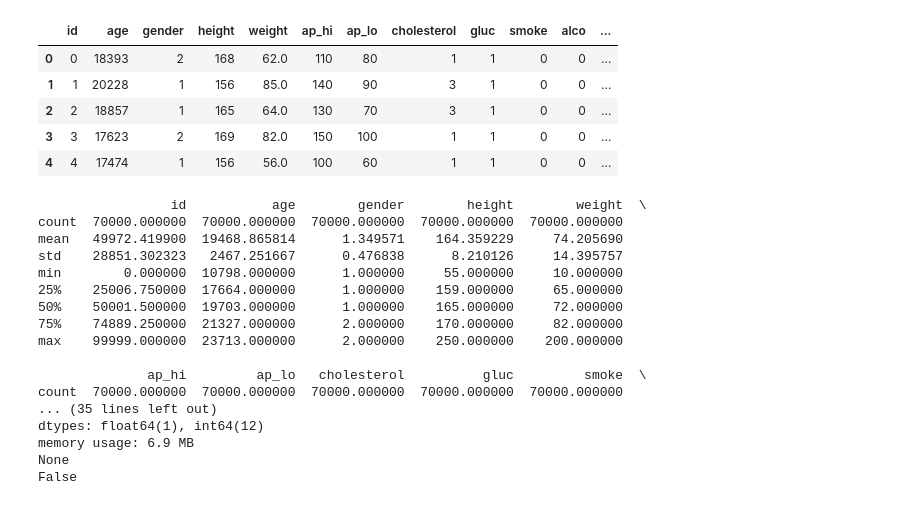
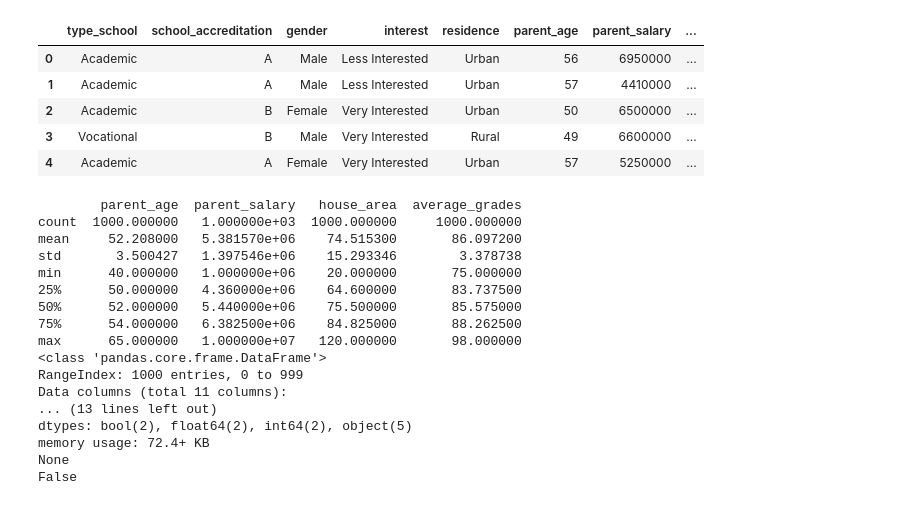
Before and after one commit to GondaK/ProjektUczenieMaszynowe, a Jupyter notebook: projekt.ipynb, the cells around one changed output. Drawn from its saved outputs; the diff is of its cells as text; code cells hidden in the pictures.

```diff
--- a/projekt.ipynb
+++ b/projekt.ipynb
@@ -1,44 +10,37 @@
 # %%
-# import wykorzystywanych bibliotek
-from sklearn.model_selection import train_test_split
-from sklearn import model_selection, preprocessing, linear_model, naive_bayes, metrics, svm, ensemble
-import numpy as np
-import pandas as pd
-import seaborn as sns
-import matplotlib.pyplot as plt
-
 #importowanie csv do ramki danych
 #passengers = pd.read_csv('train_and_test2.csv')
 #passengers.head()
-data = pd.read_csv('cardio_train_comma.csv')
+#data = pd.read_csv('cardio_train_comma.csv')
+data = pd.read_csv('college.csv')
 data.head()
 # %% [output]
-|  | id | age | gender | height | weight | ap_hi | ap_lo | cholesterol | gluc | smoke | alco | ... |
-| 0 | 0 | 18393 | 2 | 168 | 62.0 | 110 | 80 | 1 | 1 | 0 | 0 | ... |
-| 1 | 1 | 20228 | 1 | 156 | 85.0 | 140 | 90 | 3 | 1 | 0 | 0 | ... |
-| 2 | 2 | 18857 | 1 | 165 | 64.0 | 130 | 70 | 3 | 1 | 0 | 0 | ... |
-| 3 | 3 | 17623 | 2 | 169 | 82.0 | 150 | 100 | 1 | 1 | 0 | 0 | ... |
-| 4 | 4 | 17474 | 1 | 156 | 56.0 | 100 | 60 | 1 | 1 | 0 | 0 | ... |
+|  | type_school | school_accreditation | gender | interest | residence | parent_age | parent_salary | ... |
+| 0 | Academic | A | Male | Less Interested | Urban | 56 | 6950000 | ... |
+| 1 | Academic | A | Male | Less Interested | Urban | 57 | 4410000 | ... |
+| 2 | Academic | B | Female | Very Interested | Urban | 50 | 6500000 | ... |
+| 3 | Vocational | B | Male | Very Interested | Rural | 49 | 6600000 | ... |
+| 4 | Academic | A | Female | Very Interested | Urban | 57 | 5250000 | ... |
 # %%
 # analiza danych statystycznych
 print(data.describe())
 print(data.info())
 print(data.isnull().values.any())
 # %% [output]
-                 id           age        gender        height        weight  \
-count  70000.000000  70000.000000  70000.000000  70000.000000  70000.000000
-mean   49972.419900  19468.865814      1.349571    164.359229     74.205690
-std    28851.302323   2467.251667      0.476838      8.210126     14.395757
-min        0.000000  10798.000000      1.000000     55.000000     10.000000
-25%    25006.750000  17664.000000      1.000000    159.000000     65.000000
-50%    50001.500000  19703.000000      1.000000    165.000000     72.000000
-75%    74889.250000  21327.000000      2.000000    170.000000     82.000000
-max    99999.000000  23713.000000      2.000000    250.000000    200.000000
-
-              ap_hi         ap_lo   cholesterol          gluc         smoke  \
-count  70000.000000  70000.000000  70000.000000  70000.000000  70000.000000
-... (35 lines left out)
-dtypes: float64(1), int64(12)
-memory usage: 6.9 MB
+        parent_age  parent_salary   house_area  average_grades
+count  1000.000000   1.000000e+03  1000.000000     1000.000000
+mean     52.208000   5.381570e+06    74.515300       86.097200
+std       3.500427   1.397546e+06    15.293346        3.378738
+min      40.000000   1.000000e+06    20.000000       75.000000
+25%      50.000000   4.360000e+06    64.600000       83.737500
+50%      52.000000   5.440000e+06    75.500000       85.575000
+75%      54.000000   6.382500e+06    84.825000       88.262500
+max      65.000000   1.000000e+07   120.000000       98.000000
+<class 'pandas.core.frame.DataFrame'>
+RangeIndex: 1000 entries, 0 to 999
+Data columns (total 11 columns):
+... (13 lines left out)
+dtypes: bool(2), float64(2), int64(2), object(5)
+memory usage: 72.4+ KB
 None
 False
```
Also changed, not shown: parts of 20 cells of this notebook, 14 other files.
